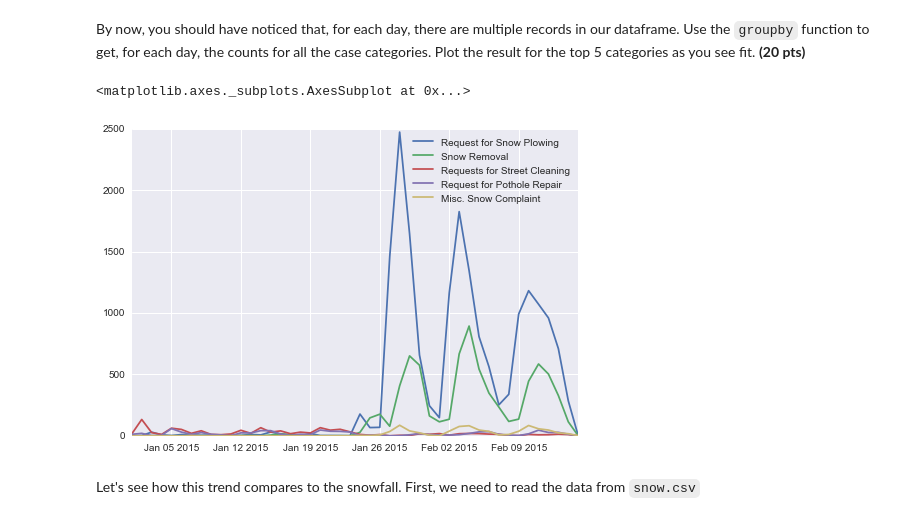
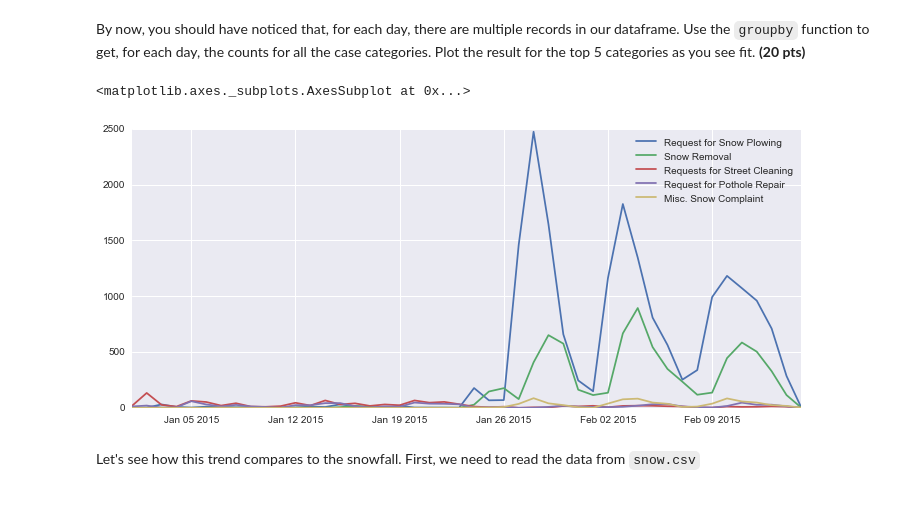
Before and after one commit to ctran25/spring-2015-homeworks, a Jupyter notebook: submissions/Homework-2/2.Pandas-in-Boston.ipynb, the cells around one changed output. Saved outputs shown, nothing was run; the diff lists cells and outputs as text; code cells hidden in the pictures.

```diff
--- a/submissions/Homework-2/2.Pandas-in-Boston.ipynb
+++ b/submissions/Homework-2/2.Pandas-in-Boston.ipynb
@@ -279,35 +279,35 @@ tops = boston[boston['CASE_TITLE'].isin(top)]
 tops.groupby(tops.OPEN_DT.dt.date)
 tops.index = tops.OPEN_DT.dt.date
 
 top5 = boston.CASE_TITLE.value_counts().head(5).index
 groupByDate = boston.groupby(boston.OPEN_DT.dt.date)
 
 counts = {}
 for day, data in groupByDate:
     counts[day] = {}
     for title in top5:
         day_title = data.CASE_TITLE
         counts[day][title] = day_title[day_title == title].count()
 
 keys = counts.keys()
 keys = sorted(keys)
 counts = sorted(counts.items())
 
 index = sorted(tops.OPEN_DT.dt.date.value_counts().index)
 columns = top
 
 newFrame = pd.DataFrame(index=index, columns=columns)
 newFrame.sort_index(inplace=True)
 newFrame = newFrame.fillna(0)
 
 for day,titles in counts:
     for x in titles:
         newFrame.ix[day][x] = titles[x]
 
-newFrame.plot()
+newFrame.plot(figsize=(12,5))
 # %% [output]
 <matplotlib.axes._subplots.AxesSubplot at 0x...>
-[figure, old version]
+[figure, new version]
 # %% [markdown]
 Let's see how this trend compares to the snowfall. First, we need to read the data from `snow.csv`
 # %%
```
Also changed, not shown: parts of 4 cells of this notebook.
